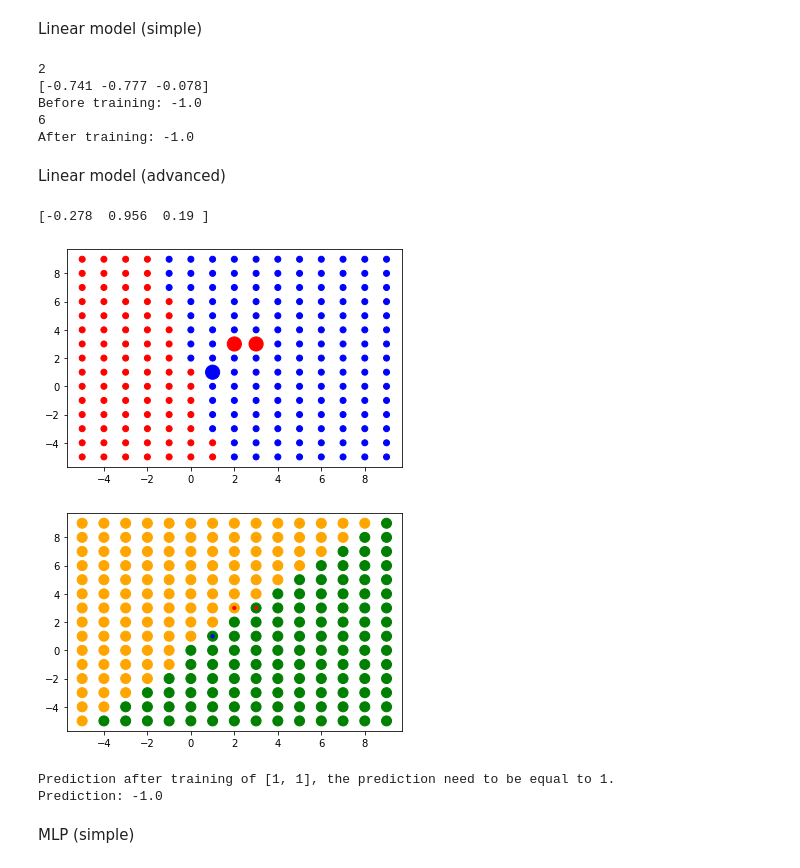
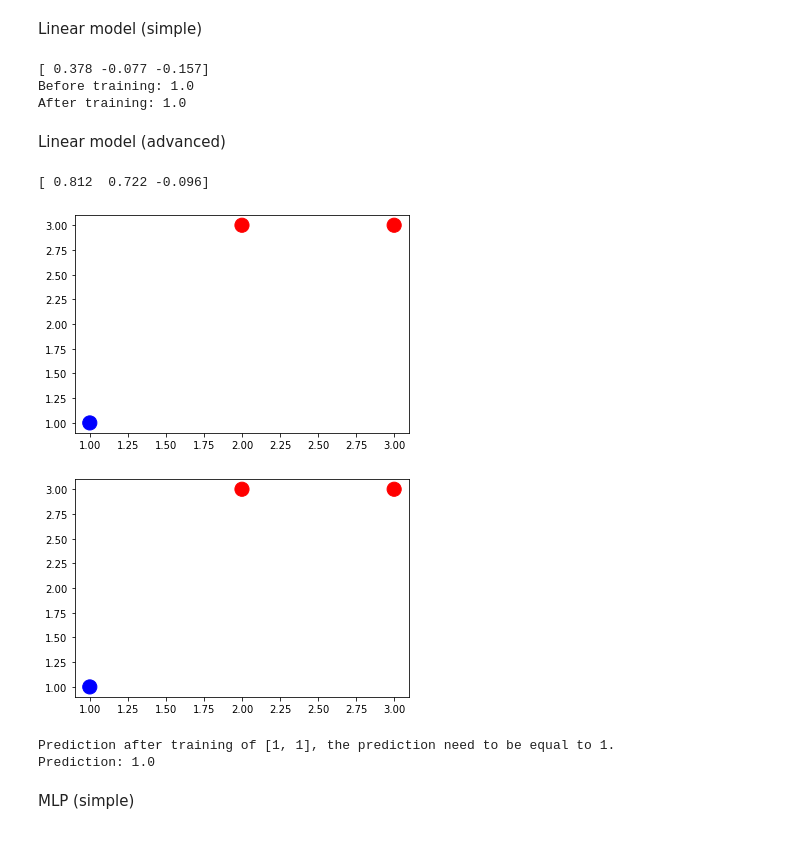
Before and after one commit to Levorilh/ml_python, a Jupyter notebook: Notebook___CAS_DE_TESTS.ipynb, the cells around one changed output. Saved outputs shown, nothing was run; the diff lists cells and outputs as text; code cells hidden in the pictures.

Commit message:
Corrected the linear weird behavior

```diff
--- a/Notebook___CAS_DE_TESTS.ipynb
+++ b/Notebook___CAS_DE_TESTS.ipynb
@@ -23,3 +23,23 @@ Y = np.array([
       -1,
       -1
 ])
+# %%
+model_dim = len(X[0])
+
+errors = 0
+
+for _ in range(50):
+    test_after = []
+    p_model = create_linear_model(model_dim)
+
+    train_linear_model(p_model, model_dim, X, Y, alpha=0.001, epochs=10_000)
+
+    for data, expected in zip(X, Y):
+        out = predict_linear_model_classif(p_model, model_dim, data)
+        test_after.append(out)
+        if out != expected:
+            errors += 1
+    print(test_after)
+    destroy_linear_model(p_model)
+
+print(f"errors: {errors}")
@@ -27,71 +65,65 @@ Y = np.array([
 Linear model (simple)
 # %%
 input_dim = len(X[0])
-print(input_dim)
 
 p_model = create_linear_model(input_dim)
 test_before = predict_linear_model_classif(p_model, input_dim, [1, 1])
 
 print("Before training:", test_before)
 
-flattened_X = X.flatten()
-print(len(flattened_X))
-
-train_linear_model(p_model, input_dim, flattened_X, Y, epochs=10000)
+train_linear_model(p_model, input_dim, flattened_X, Y, alpha=0.001, epochs=10000)
 
 
 test_after = predict_linear_model_classif(p_model, input_dim , [1, 1])
 
 print("After training:",test_after)
 # %% [output]
-2
-[-0.741 -0.777 -0.078]
-Before training: -1.0
-6
-After training: -1.0
+[ 0.378 -0.077 -0.157]
+Before training: 1.0
+After training: 1.0
 # %% [markdown]
 Linear model (advanced)
 # %%
 model = create_linear_model(input_dim)
 test_dataset = [[x1, x2] for x1 in range(-5, 10) for x2 in range(-5, 10)]
 colors = ["blue" if output >= 0 else "red" for output in Y]
 
-predicted_outputs = [predict_linear_model_classif(model, input_dim,  p)  for p in test_dataset]
+predicted_outputs = [predict_linear_model_classif(model, input_dim,  p) for p in test_dataset]
 predicted_outputs_colors = ['blue' if label == 1 else 'red' for label in predicted_outputs]
-plt.scatter([p[0] for p in test_dataset], [p[1] for p in test_dataset], c=predicted_outputs_colors)
+#plt.scatter([p[0] for p in test_dataset], [p[1] for p in test_dataset], c=predicted_outputs_colors)
 plt.scatter([p[0] for p in X], [p[1] for p in X], c=colors, s=200)
 plt.show()
 
 flattened_dataset_inputs = []
 for p in X:
     flattened_dataset_inputs.append(p[0])
     flattened_dataset_inputs.append(p[1])
 
 train_linear_model(model, input_dim, flattened_dataset_inputs, Y, epochs=10000)
 
 
 predicted_outputs = [predict_linear_model_classif(model,input_dim,  p)  for p in test_dataset]
-predicted_outputs_colors = ['green' if label == 1 else 'orange' for label in predicted_outputs]
-plt.scatter([p[0] for p in test_dataset], [p[1] for p in test_dataset], c=predicted_outputs_colors, s=100)
-plt.scatter([p[0] for p in X], [p[1] for p in X], c=colors, s=10)
+predicted_outputs_colors = ['blue' if label == 1 else 'red' for label in predicted_outputs]
+#plt.scatter([p[0] for p in test_dataset], [p[1] for p in test_dataset], c=predicted_outputs_colors, s=100)
+plt.scatter([p[0] for p in X], [p[1] for p in X], c=colors, s=200)
 plt.show()
 
 test_after = predict_linear_model_classif(p_model, input_dim, [1, 1])
 
 print("Prediction after training of [1, 1], the prediction need to be equal to 1. \nPrediction:", test_after)
 
 flattened_dataset_inputs = []
 for p in X:
     flattened_dataset_inputs.append(p[0])
     flattened_dataset_inputs.append(p[1])
 
 destroy_linear_model(model)
 # %% [output]
-[-0.278  0.956  0.19 ]
+[ 0.812  0.722 -0.096]
-[figure, old version]
+[figure, new version]
-[figure, old version]
+[figure, new version]
 Prediction after training of [1, 1], the prediction need to be equal to 1.
-Prediction: -1.0
+Prediction: 1.0
 # %% [markdown]
 MLP (simple)
 # %%
```
Also changed, not shown: parts of 1 cell of this notebook, 2 other files.
